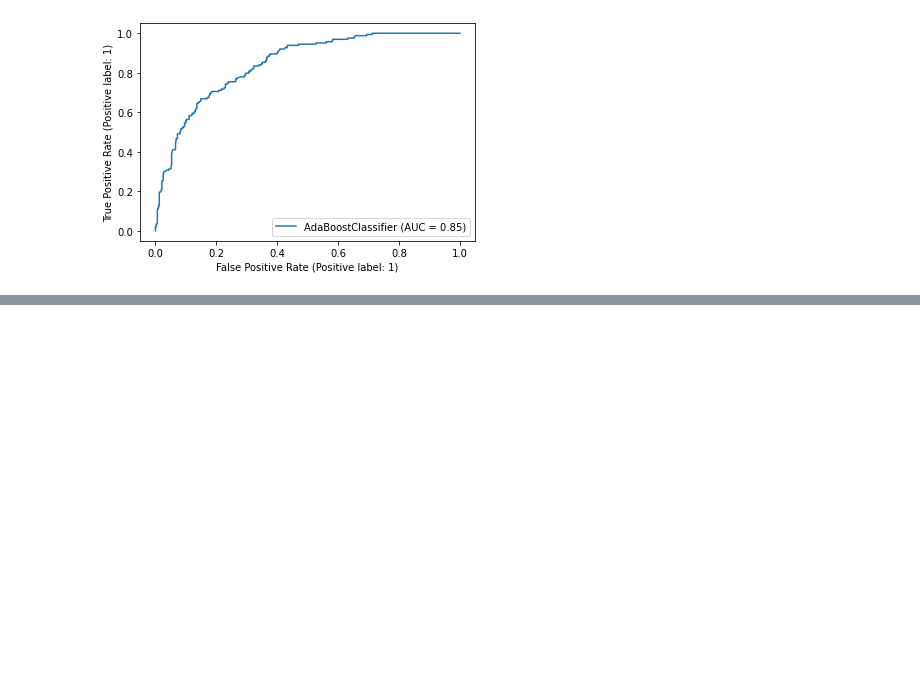
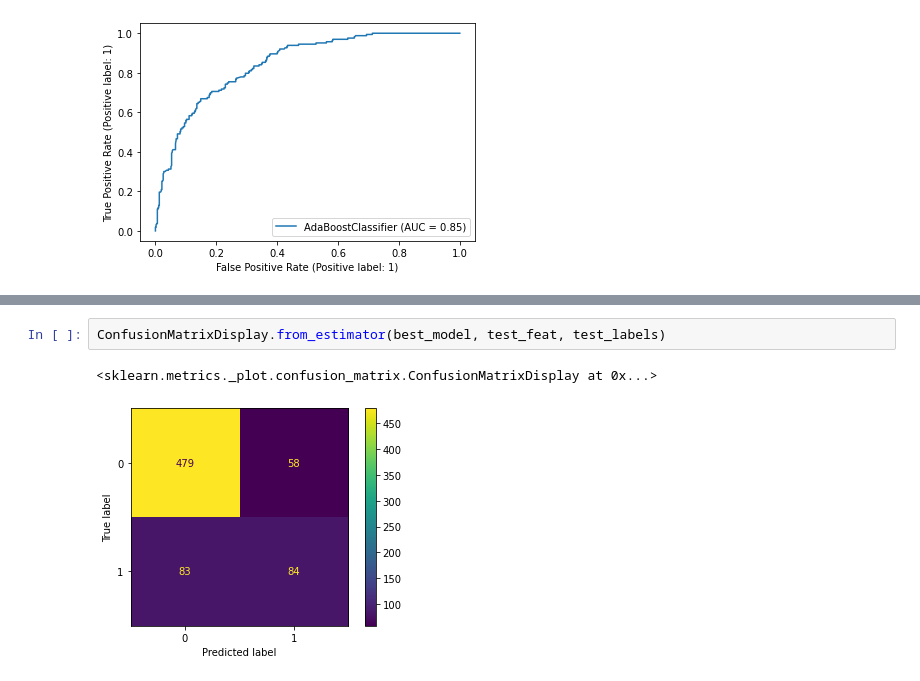
Before and after one commit to RajatShah03/telecom-customer-churn-analysis, a Jupyter notebook: prediction-sklearn.ipynb, the cells around one changed output, grey strips where cells are left out. Cells and saved outputs as stored; diff of their text form; blank space fills up the shorter version.

Commit message:
added test scores

```diff
--- a/prediction-sklearn.ipynb
+++ b/prediction-sklearn.ipynb
@@ -183,0 +207,5 @@ RocCurveDisplay.from_estimator(best_model, val_feat, val_labels)
+# %%
+ConfusionMatrixDisplay.from_estimator(best_model, test_feat, test_labels)
+# %% [output]
+<sklearn.metrics._plot.confusion_matrix.ConfusionMatrixDisplay at 0x...>
+[figure, added]
```
Also changed, not shown: parts of 6 cells of this notebook, 1 other file.
